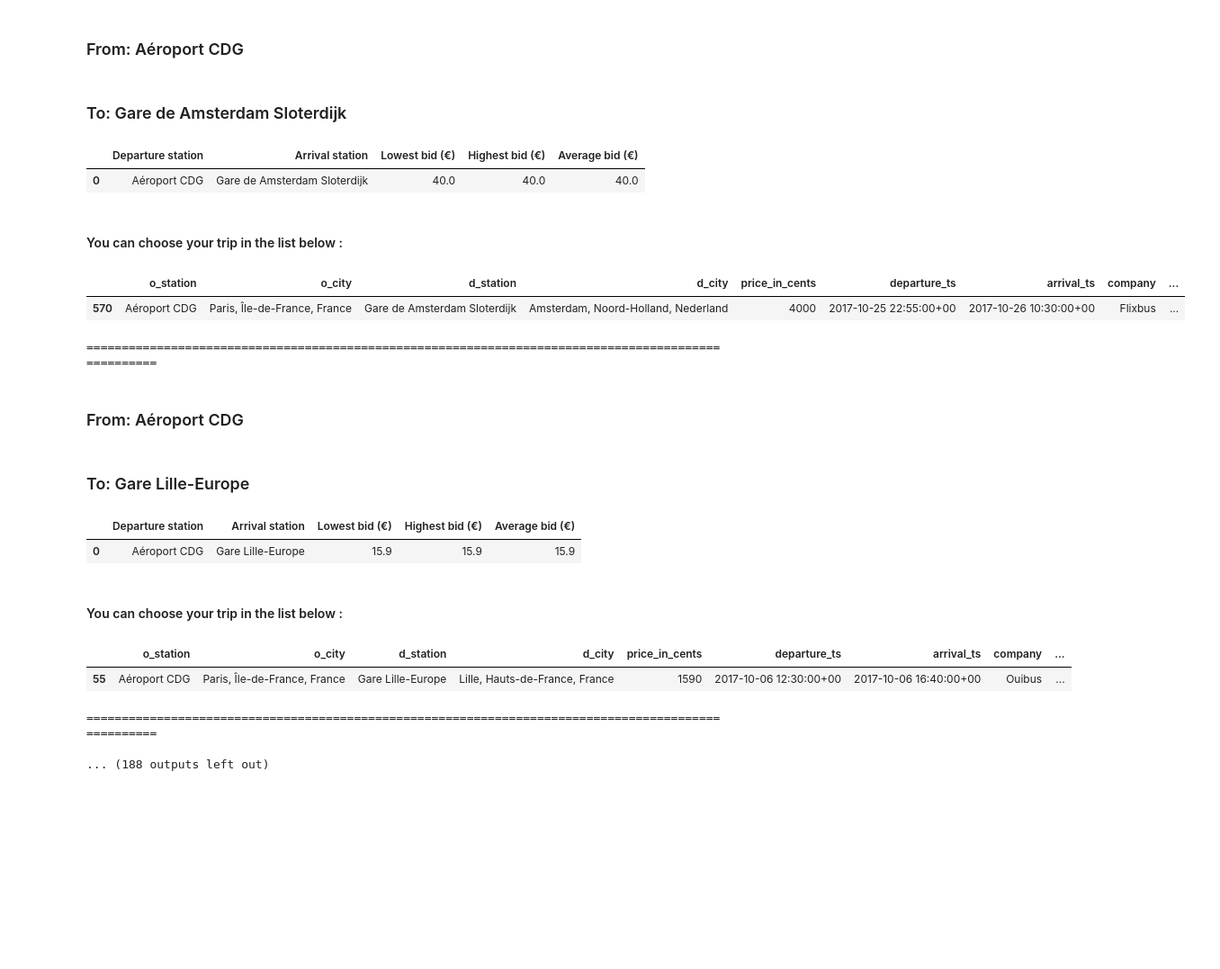
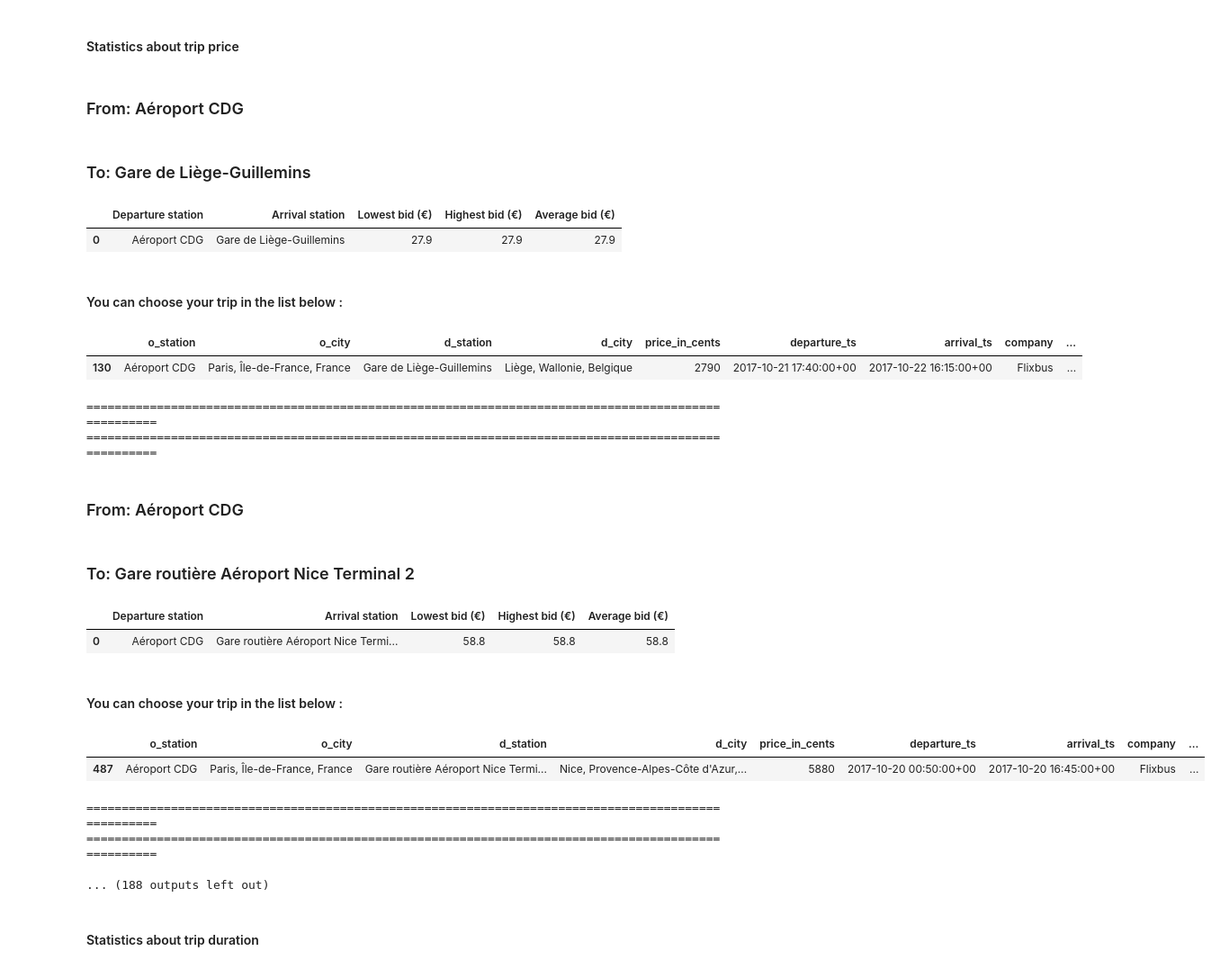
Before and after one commit to r13i/challenge-tictactrip, a Jupyter notebook: prototype-tictactrip.ipynb, the cells around one changed output. Shown at 90% size. Drawn from its saved outputs; the diff is of its cells as text; code cells hidden in the pictures; blank space fills up the shorter version.

```diff
--- a/prototype-tictactrip.ipynb
+++ b/prototype-tictactrip.ipynb
@@ -13,10 +122,13 @@ def parse2timestamp(iso_time):
 # %%
 tickets = pd.read_csv("./data/ticket_data.csv")
-tickets = tickets.head(1000)
+tickets = tickets.sample(frac=1.0).reset_index(drop=True)    # Taking a small subset with index reset (in order to avoid huge computations)
 
-# tickets["trip_duration"] = tickets.apply(lambda row: parse2timestamp(row["arrival_ts"]) - parse2timestamp(row["departure_ts"]), axis=1)
+# Calculating trip durations
+tickets["trip_duration"] = tickets.apply(lambda row: parse2timestamp(row["arrival_ts"]) - parse2timestamp(row["departure_ts"]), axis=1)
+
+# Trying to approximate trip distance using geographique coordinates
 tickets["trip_distance_km"] = tickets.apply(trip_distance, axis=1)
 
-tickets
+tickets.head(10)
 # %% [output]
 |  | id | company | o_station | d_station | departure_ts | arrival_ts | price_in_cents | search_ts | ... |
@@ -111,10 +155,14 @@ grouped_by_station = tickets.groupby(["o_station", "d_station"])
+# %% [markdown]
+#### Statistics about trip price
 # %%
+for (start_point, end_point), group in grouped_by_station:
 
-for (start_point, end_point), group in grouped_by_station:
+    # The stats
     min_price = group["price_in_cents"].min()
     max_price = group["price_in_cents"].max()
     avg_price = group["price_in_cents"].mean()
 
+    # Creating a new dataframe holding the stats
     trip_information = pd.DataFrame([{
         "Departure station": id2station[start_point],
         "Arrival station": id2station[end_point],
@@ -123,41 +171,51 @@ for (start_point, end_point), group in grouped_by_station:
         "Average bid (€)": avg_price / 100
     }])
     trip_information = trip_information[["Departure station", "Arrival station", "Lowest bid (€)", "Highest bid (€)", "Average bid (€)"]]
 
+    # Arranging the display
     display(HTML("<h3>From: {}".format(id2station[start_point])))
     display(HTML("<h3>To: {}".format(id2station[end_point])))
     display(trip_information)
-
     display(HTML("<h4>You can choose your trip in the list below :"))
 
+    # Extracting a sub-dataframe holding trips with lowest bids for each couple (o_station, d_station)
+    # Notice that some transformations are done to make the display human-friendly
     min_group = group[group["price_in_cents"] == min_price]
     min_group.loc[:, ("o_station")] = min_group["o_station"].apply(lambda x: id2station[x])
     min_group.loc[:, ("o_city")] = min_group["o_city"].apply(lambda x: id2city[x])
     min_group.loc[:, ("d_station")] = min_group["d_station"].apply(lambda x: id2station[x])
     min_group.loc[:, ("d_city")] = min_group["d_city"].apply(lambda x: id2city[x])
     min_group.loc[:, ("company")] = min_group["company"].apply(lambda x: id2provider[x])
     min_group.loc[:, ("other_companies")] = min_group["other_companies"].apply(lambda x: [id2provider[int(y)] for y in x.strip("{}").split(",")])
     min_group.loc[:, ("middle_stations")] = min_group["middle_stations"].apply(lambda x: [id2station[int(y)] for y in x.strip("{}").split(",")])
 
-    display(min_group[["o_station", "o_city", "d_station", "d_city", "price_in_cents", "departure_ts", "arrival_ts", "company", "trip_distance_km", "other_companies", "middle_stations"]])
+    min_group = min_group[["o_station", "o_city", "d_station", "d_city", "price_in_cents", "departure_ts", "arrival_ts", "company", "trip_distance_km", "other_companies", "middle_stations"]]
+    min_group = min_group.head(5)
+
+    display(min_group)
 
     print("=" * 100)
+    print("=" * 100)
 # %% [output]
 From: Aéroport CDG
-To: Gare de Amsterdam Sloterdijk
+To: Gare de Liège-Guillemins
 |  | Departure station | Arrival station | Lowest bid (€) | Highest bid (€) | Average bid (€) |
-| 0 | Aéroport CDG | Gare de Amsterdam Sloterdijk | 40.0 | 40.0 | 40.0 |
+| 0 | Aéroport CDG | Gare de Liège-Guillemins | 27.9 | 27.9 | 27.9 |
 You can choose your trip in the list below :
 |  | o_station | o_city | d_station | d_city | price_in_cents | departure_ts | arrival_ts | company | ... |
-| 570 | Aéroport CDG | Paris, Île-de-France, France | Gare de Amsterdam Sloterdijk | Amsterdam, Noord-Holland, Nederland | 4000 | 2017-10-25 22:55:00+00 | 2017-10-26 10:30:00+00 | Flixbus | ... |
+| 130 | Aéroport CDG | Paris, Île-de-France, France | Gare de Liège-Guillemins | Liège, Wallonie, Belgique | 2790 | 2017-10-21 17:40:00+00 | 2017-10-22 16:15:00+00 | Flixbus | ... |
 ====================================================================================================
+====================================================================================================
 From: Aéroport CDG
-To: Gare Lille-Europe
+To: Gare routière Aéroport Nice Terminal 2
 |  | Departure station | Arrival station | Lowest bid (€) | Highest bid (€) | Average bid (€) |
-| 0 | Aéroport CDG | Gare Lille-Europe | 15.9 | 15.9 | 15.9 |
+| 0 | Aéroport CDG | Gare routière Aéroport Nice Termi... | 58.8 | 58.8 | 58.8 |
 You can choose your trip in the list below :
 |  | o_station | o_city | d_station | d_city | price_in_cents | departure_ts | arrival_ts | company | ... |
-| 55 | Aéroport CDG | Paris, Île-de-France, France | Gare Lille-Europe | Lille, Hauts-de-France, France | 1590 | 2017-10-06 12:30:00+00 | 2017-10-06 16:40:00+00 | Ouibus | ... |
+| 487 | Aéroport CDG | Paris, Île-de-France, France | Gare routière Aéroport Nice Termi... | Nice, Provence-Alpes-Côte d'Azur,... | 5880 | 2017-10-20 00:50:00+00 | 2017-10-20 16:45:00+00 | Flixbus | ... |
 ====================================================================================================
+====================================================================================================
 ... (188 outputs left out)
+# %% [markdown]
+#### Statistics about trip duration
 # %%
```
Also changed, not shown: parts of 19 cells of this notebook.
